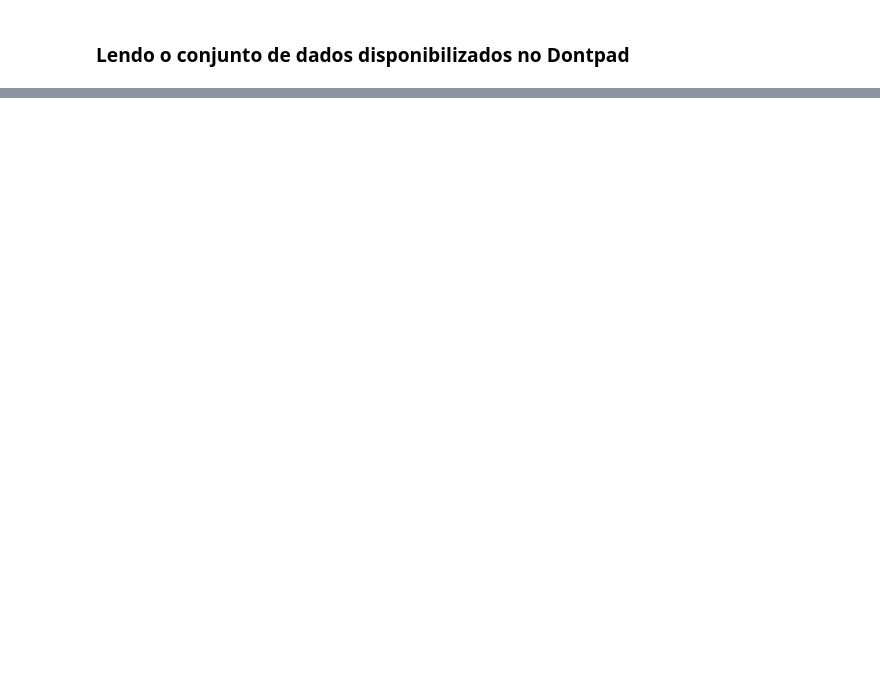
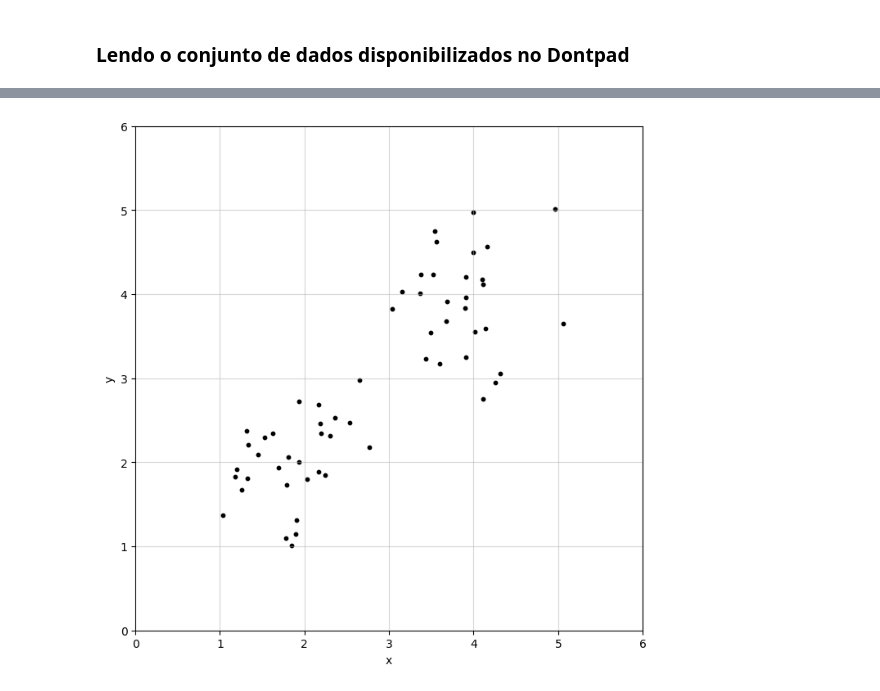
Before and after one commit to Lur4n/RNA, a Jupyter notebook: Aula1.ipynb, the cells around one changed output, grey strips where cells are left out. Drawn from its saved outputs; the diff is of its cells as text; code cells hidden in the pictures; blank space fills up the shorter version.

```diff
--- a/Aula1.ipynb
+++ b/Aula1.ipynb
@@ -49,0 +56,26 @@ Diretório atual: c:\Users\luanc\projeto\rna
+# %%
+import numpy as np
+import pandas as pd
+import matplotlib.pyplot as plt
+
+def neuronio(x1, x2, bias, w0, w1, w2):
+   u = (x1 * w1) + (x2 * w2) + (bias * w0)
+   return 1 if u > 0 else 0
+
+dataset = pd.read_csv('amostravariada.csv', sep=';', decimal=',')
+
+dataset['x'] = pd.to_numeric(dataset['x'], errors='coerce')
+dataset['y'] = pd.to_numeric(dataset['y'], errors='coerce')
+
+dataset.tail()
+
+plt.figure(figsize=(8, 8))
+plt.scatter(dataset['x'], dataset['y'], c='black', s=10)
+plt.xlim(0,6)
+plt.ylim(0,6)
+plt.xlabel("x")
+plt.ylabel("y")
+plt.grid(True, alpha=0.5)
+plt.show()
+# %% [output]
+[figure, added]
```
Also changed, not shown: parts of 7 cells of this notebook.
